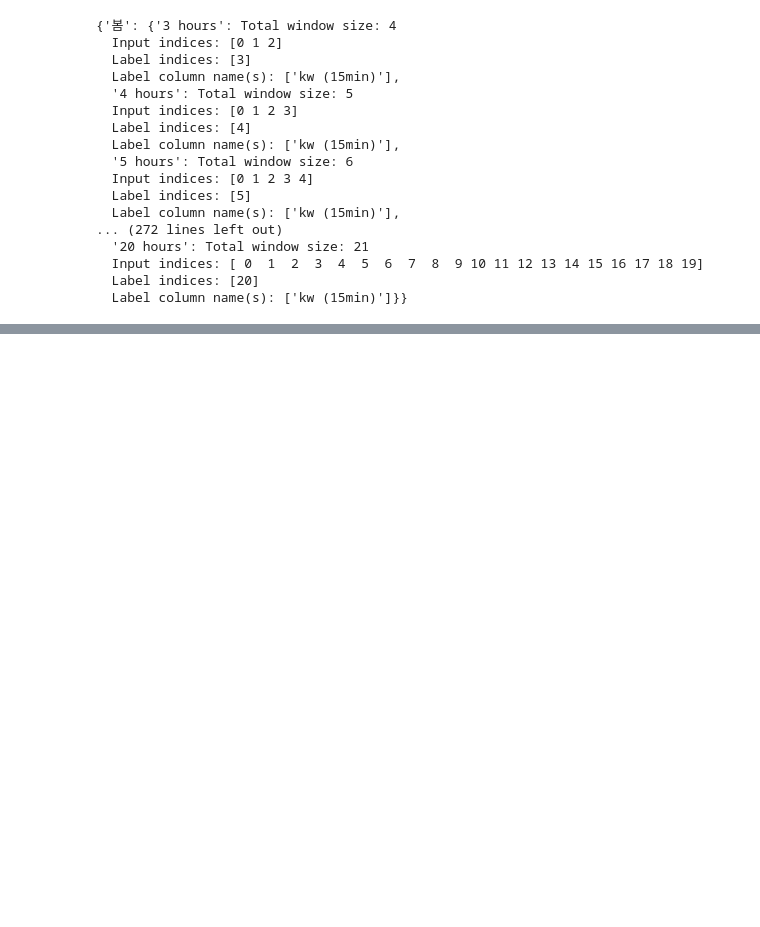
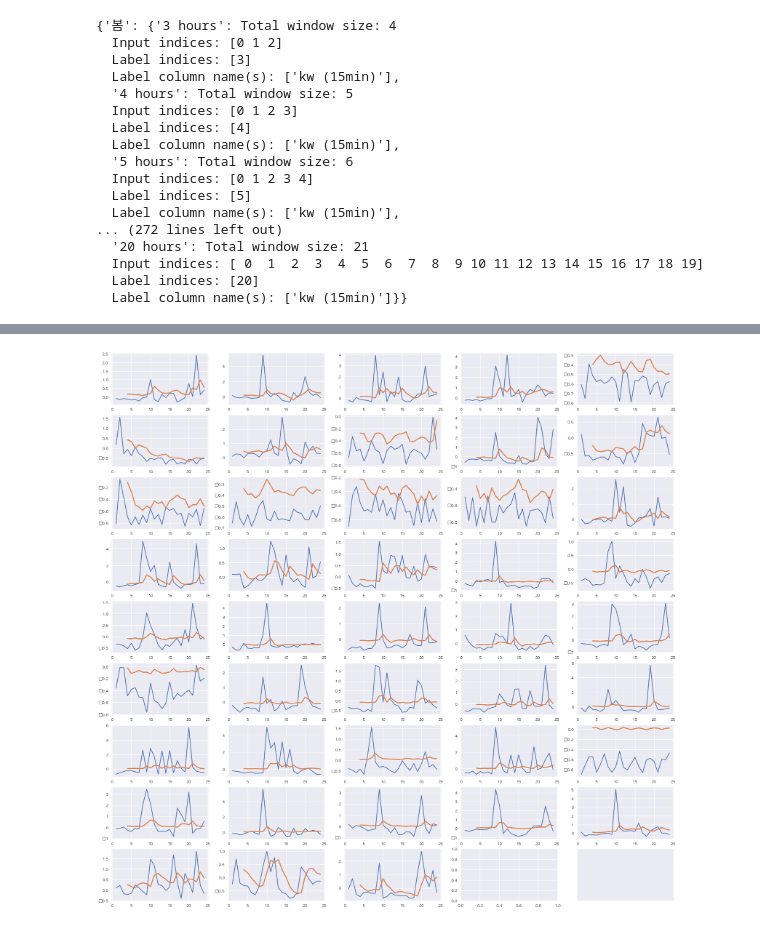
Before and after one commit to formegusto/study-timeseriesforecasting, a Jupyter notebook: Time Series Forecasting (Season Training).ipynb, the cells around one changed output, grey strips where cells are left out. Drawn from its saved outputs; the diff is of its cells as text; code cells hidden in the pictures; blank space fills up the shorter version.

```diff
--- a/Time Series Forecasting (Season Training).ipynb
+++ b/Time Series Forecasting (Season Training).ipynb
@@ -439,0 +461,39 @@ Epoch 8/40
+# %%
+predict_data_length = 3
+WINDOW_WIDTH = 3
+fig, axes = plt.subplots(math.ceil(round(len(norm_split['test']) / 24) / 5),5, figsize=(30,30))
+ax = plt.gca()
+ax.axes.xaxis.set_visible(False)
+ax.axes.yaxis.set_visible(False)
+cnt = 0
+
+for split in range(0, round(len(norm_split['test'])), 24):
+    key = "{} hours".format(WINDOW_WIDTH)
+
+    date = norm_split['test'][split: (split + 24)].index[0]
+    season = get_season(date.month)
+
+    original_x_labels = [idx for idx in range(1,25)]
+    predict_x_labels  = [idx for idx in range((predict_data_length + 1), 25)]
+    original = norm_split['test'][split:(split + 24)].values.flatten()
+    predicts = []
+    inputs = []
+
+    for idx in range(0, (24 - predict_data_length)):
+        inputs = norm_split['test'][split:(split + 24)].values.flatten()[idx:predict_data_length + idx]
+        inputs = inputs.reshape(-1, predict_data_length,1)
+        result = models[season][key](inputs).numpy().flatten()[2]
+
+        predicts.append(result)
+        inputs = np.append(inputs.flatten()[1:predict_data_length],result)
+
+    sns.lineplot(original_x_labels, original, lw=2, ax=axes[
+        math.floor(cnt / 5)
+    ][math.floor(cnt % 5)])
+    sns.lineplot(predict_x_labels, predicts, lw=3, ax=axes[
+        math.floor(cnt / 5)
+    ][math.floor(cnt % 5)])
+
+    cnt += 1
+# %% [output]
+[figure, added]
```
Also changed, not shown: parts of 5 cells of this notebook.
